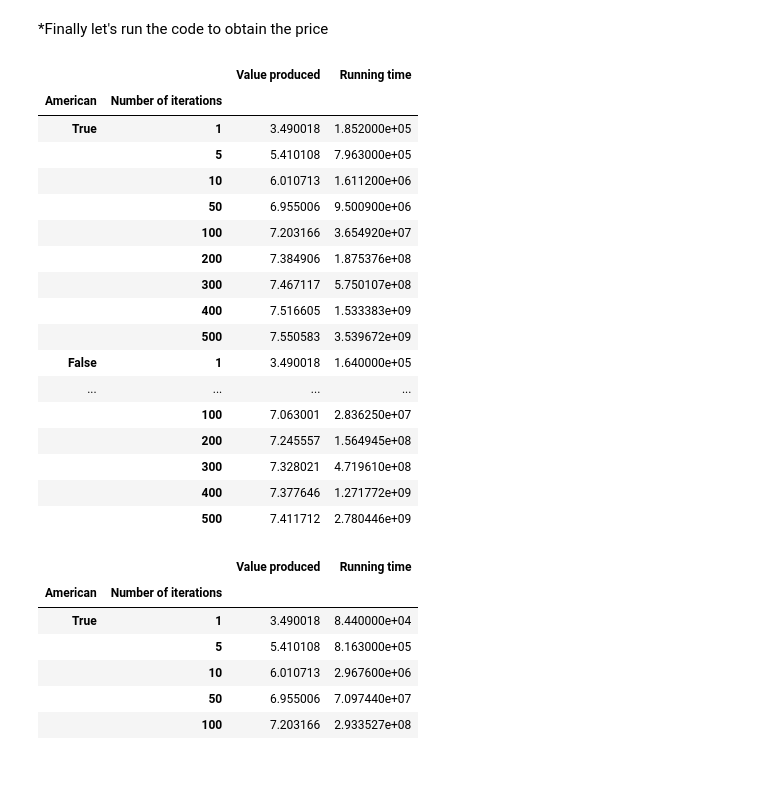
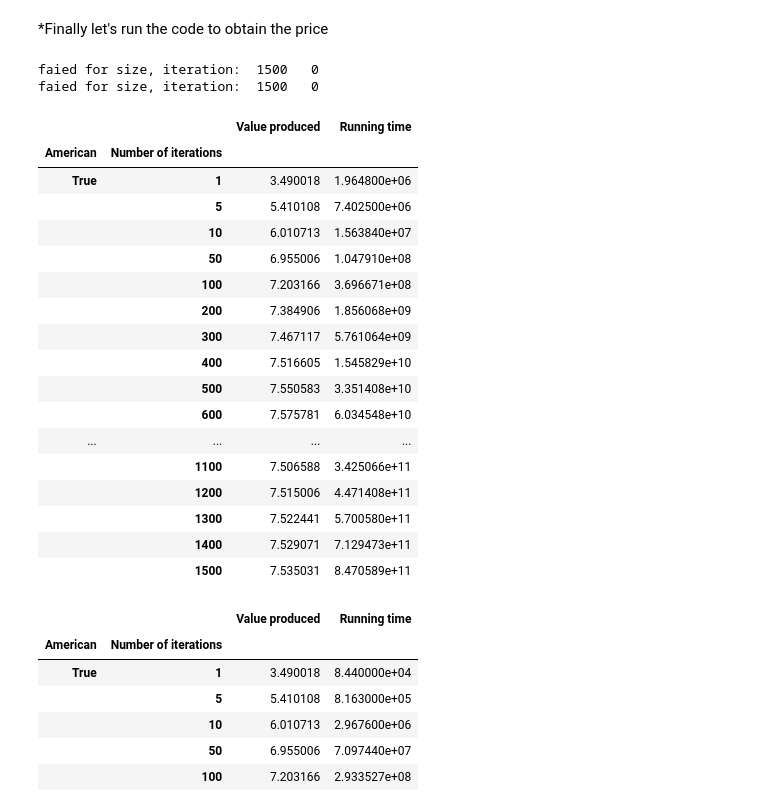
Before and after one commit to akermangeo/NumericalMethods1, a Jupyter notebook: projectCode.ipynb, the cells around one changed output. Cells and saved outputs as stored; diff of their text form; code cells hidden in the pictures; blank space fills up the shorter version.

```diff
--- a/projectCode.ipynb
+++ b/projectCode.ipynb
@@ -430,54 +430,56 @@ s0 = 100
 r = 0.01
 
 sigma = 0.1
-N = np.array([1, 5, 10, 50, 100, 200, 300, 400, 500])#, 600, 700, 800, 900, 1000, 1100, 1200, 1300, 1400, 1500])
+N = np.array([1, 5, 10, 50, 100, 200, 300, 400, 500, 600, 700, 800, 900, 1000, 1100, 1200, 1300, 1400, 1500])
 dt = 1/N
 lamda = 1.25
 # %%
-#generate_lookback_prices_optimized(s0, r, 1/700, sigma, 700, lamda, False)
+generate_lookback_prices_optimized(s0, r, 1/700, sigma, 700, lamda, False)
 performance_data_optimized = pd.DataFrame()
 
-iterations = 1
+iterations = 10
 for american in [True, False]:
     rows = []
     index = []
     for n, d_t in zip(reversed(N),reversed(dt)):
         total_time = 0
         for x in range(iterations):
             local_iterations = 0
             try:
                 start = time.perf_counter_ns()
 
                 price = generate_lookback_prices_optimized(s0, r, d_t, sigma, n, lamda, american)
                 stop = time.perf_counter_ns()
                 total_time += stop-start
                 local_iterations += 1
             except Exception:
                 print("faied for size, iteration: ", n," ", x)
         if local_iterations > 0:
             rows.append([price, total_time/local_iterations])
             index.append((american, n))
 
     newDataFrame = pd.DataFrame(reversed(rows), columns=[ "Value produced", "Running time"], index = pd.MultiIndex.from_tuples(reversed(index), names=["American", "Number of iterations"]))
     performance_data_optimized = performance_data_optimized.append(newDataFrame)
 
 performance_data_optimized
 # %% [output]
+faied for size, iteration:  1500   0
+faied for size, iteration:  1500   0
 |  |  | Value produced | Running time |
 | American | Number of iterations |  |  |
-| True | 1 | 3.490018 | 1.852000e+05 |
-|  | 5 | 5.410108 | 7.963000e+05 |
-|  | 10 | 6.010713 | 1.611200e+06 |
-|  | 50 | 6.955006 | 9.500900e+06 |
-|  | 100 | 7.203166 | 3.654920e+07 |
-|  | 200 | 7.384906 | 1.875376e+08 |
-|  | 300 | 7.467117 | 5.750107e+08 |
-|  | 400 | 7.516605 | 1.533383e+09 |
-|  | 500 | 7.550583 | 3.539672e+09 |
-| False | 1 | 3.490018 | 1.640000e+05 |
+| True | 1 | 3.490018 | 1.964800e+06 |
+|  | 5 | 5.410108 | 7.402500e+06 |
+|  | 10 | 6.010713 | 1.563840e+07 |
+|  | 50 | 6.955006 | 1.047910e+08 |
+|  | 100 | 7.203166 | 3.696671e+08 |
+|  | 200 | 7.384906 | 1.856068e+09 |
+|  | 300 | 7.467117 | 5.761064e+09 |
+|  | 400 | 7.516605 | 1.545829e+10 |
+|  | 500 | 7.550583 | 3.351408e+10 |
+|  | 600 | 7.575781 | 6.034548e+10 |
 | ... | ... | ... | ... |
-|  | 100 | 7.063001 | 2.836250e+07 |
-|  | 200 | 7.245557 | 1.564945e+08 |
-|  | 300 | 7.328021 | 4.719610e+08 |
-|  | 400 | 7.377646 | 1.271772e+09 |
-|  | 500 | 7.411712 | 2.780446e+09 |
+|  | 1100 | 7.506588 | 3.425066e+11 |
+|  | 1200 | 7.515006 | 4.471408e+11 |
+|  | 1300 | 7.522441 | 5.700580e+11 |
+|  | 1400 | 7.529071 | 7.129473e+11 |
+|  | 1500 | 7.535031 | 8.470589e+11 |
```
Also changed, not shown: parts of 8 cells of this notebook, 1 other file.
